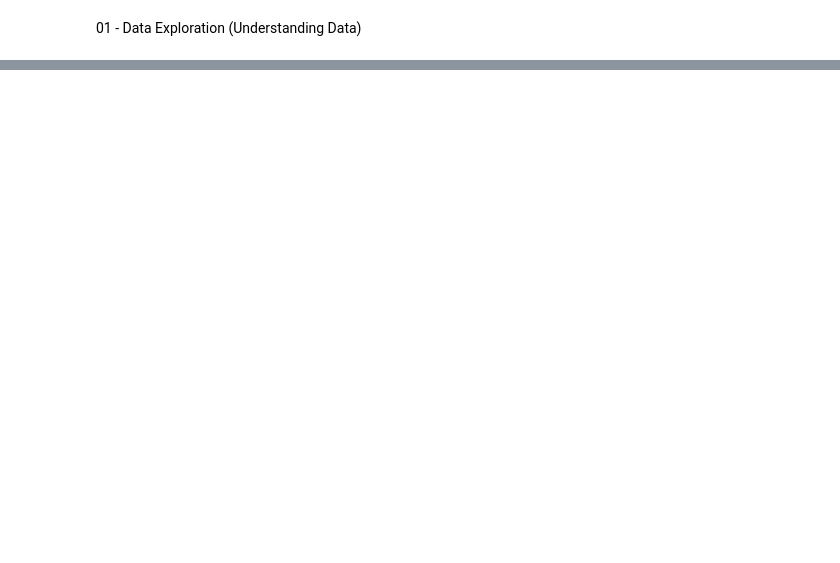
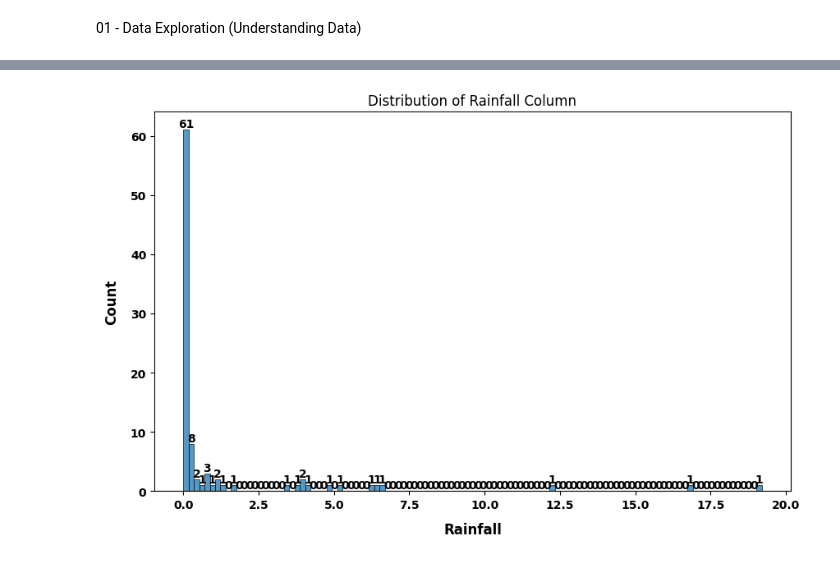
Before and after one commit to AllanMogley/02-Data-Science-Works, a Jupyter notebook: 04 Data Exploration/Data Works.ipynb, the cells around one changed output, grey strips where cells are left out. Drawn from its saved outputs; the diff is of its cells as text; code cells hidden in the pictures; blank space fills up the shorter version.

```diff
--- a/04 Data Exploration/Data Works.ipynb
+++ b/04 Data Exploration/Data Works.ipynb
@@ -147,0 +88,17 @@ NameError: name 'plt' is not defined
+# %%
+# Distribution of Rainfall Column
+plt.figure(figsize = (10, 6))
+ax = sns.histplot(data = num1, x = num1["Rainfall"])
+plt.title("Distribution of Rainfall Column")
+plt.xlabel("Rainfall", weight = "bold", fontsize = 12, labelpad = 10)
+plt.ylabel("Count", weight = "bold", fontsize = 12, labelpad = 10)
+plt.xticks(weight = "bold")
+plt.yticks(weight = "bold")
+
+for i in ax.containers:
+    i.datavalues
+    ax.bar_label(i, weight = "bold")
+
+plt.show()
+# %% [output]
+[figure, added]
```
Also changed, not shown: parts of 15 cells of this notebook.
